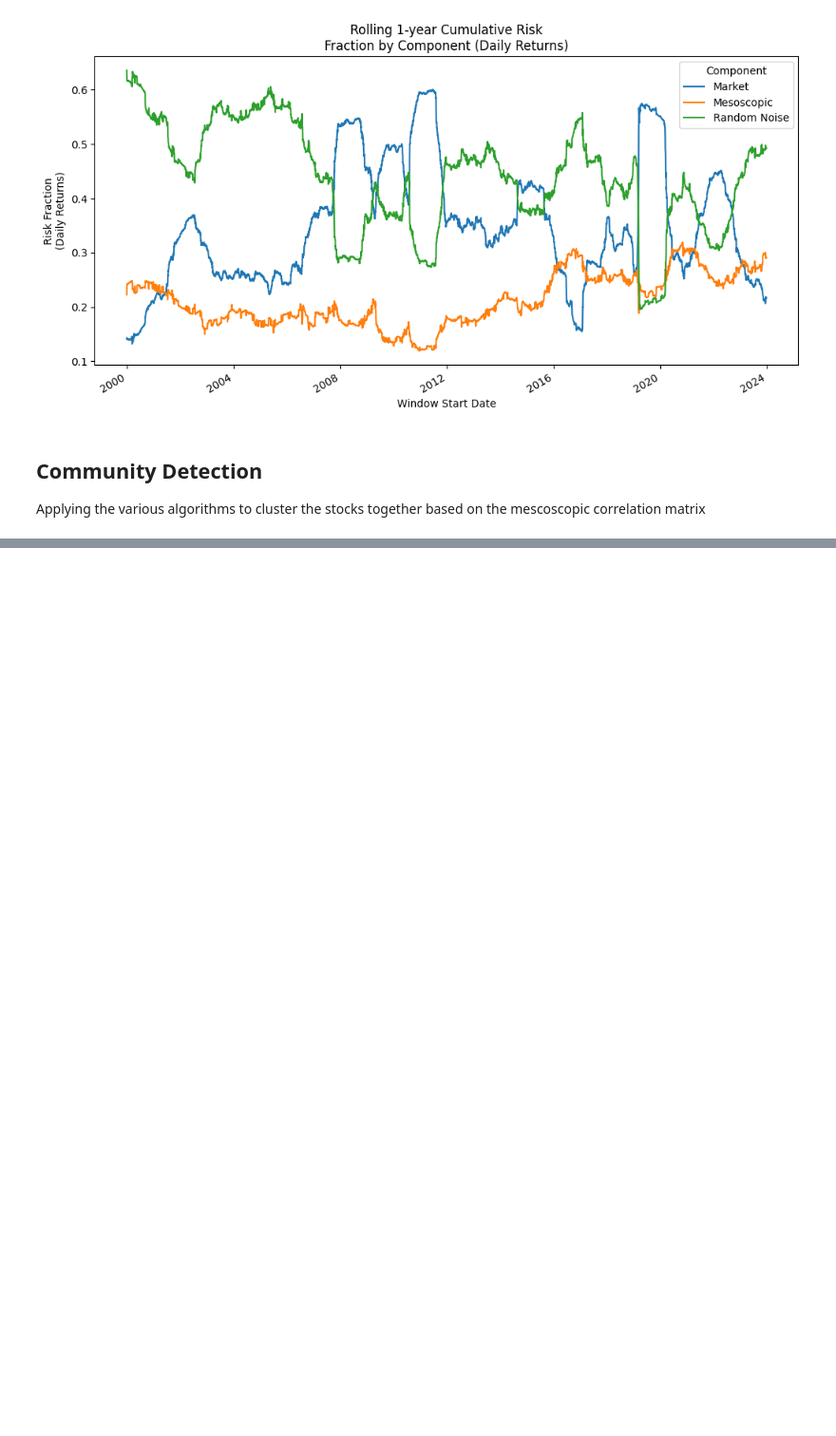
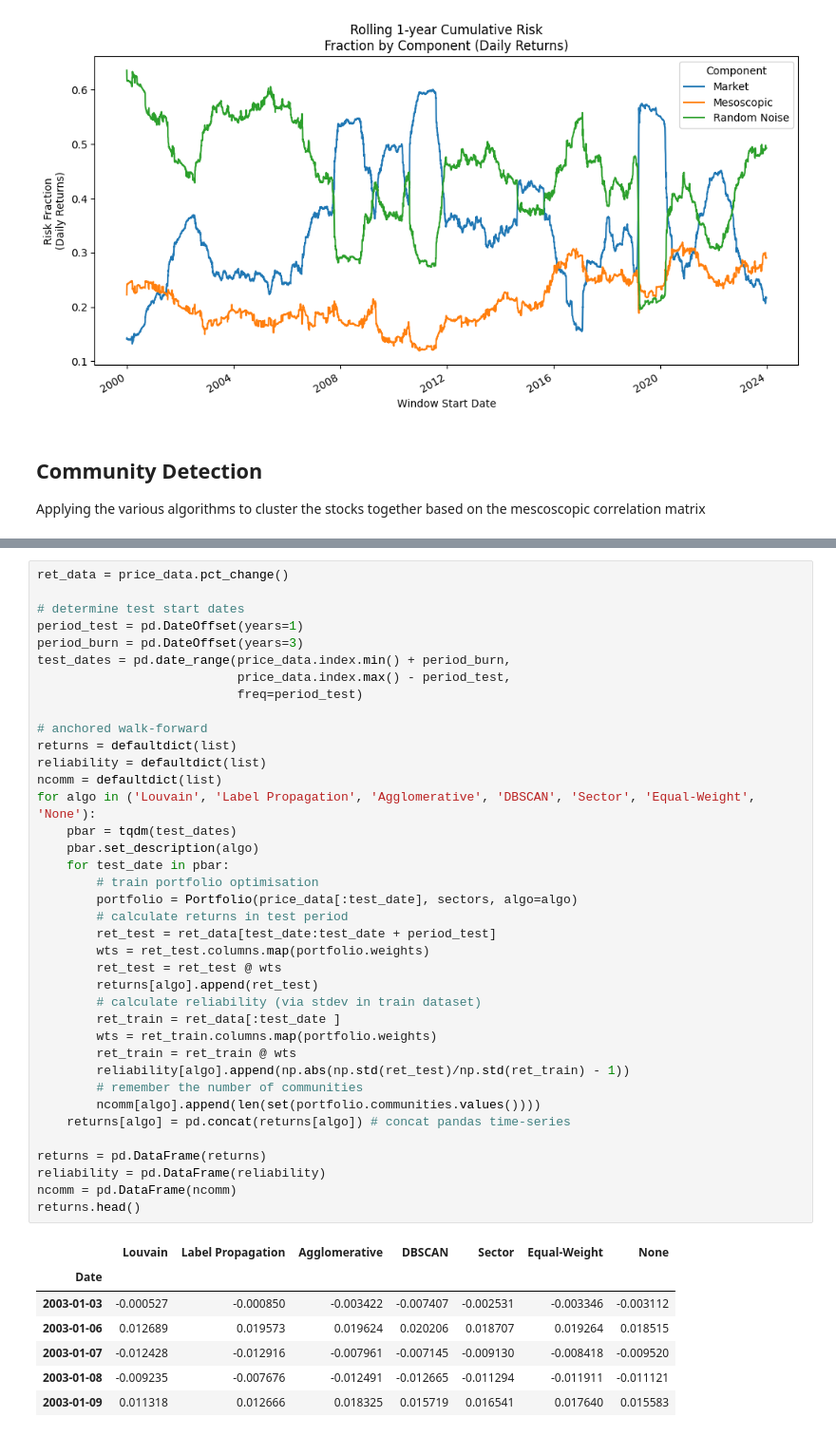
Before and after one commit to BillyLjm/Mesoscopic-Community-Portfolio-Optimisation, a Jupyter notebook: mesoscopic_community_portfolio.ipynb, the cells around one changed output, grey strips where cells are left out. Shown at 95% size. Cells and saved outputs as stored; diff of their text form; blank space fills up the shorter version.

```diff
--- a/mesoscopic_community_portfolio.ipynb
+++ b/mesoscopic_community_portfolio.ipynb
@@ -214,3 +168,49 @@ returns.head()
+# %%
+ret_data = price_data.pct_change()
+
+# determine test start dates
+period_test = pd.DateOffset(years=1)
+period_burn = pd.DateOffset(years=3)
+test_dates = pd.date_range(price_data.index.min() + period_burn,
+                           price_data.index.max() - period_test,
+                           freq=period_test)
+
+# anchored walk-forward
+returns = defaultdict(list)
+reliability = defaultdict(list)
+ncomm = defaultdict(list)
+for algo in ('Louvain', 'Label Propagation', 'Agglomerative', 'DBSCAN', 'Sector', 'Equal-Weight', 'None'):
+    pbar = tqdm(test_dates)
+    pbar.set_description(algo)
+    for test_date in pbar:
+        # train portfolio optimisation
+        portfolio = Portfolio(price_data[:test_date], sectors, algo=algo)
+        # calculate returns in test period
+        ret_test = ret_data[test_date:test_date + period_test]
+        wts = ret_test.columns.map(portfolio.weights)
+        ret_test = ret_test @ wts
+        returns[algo].append(ret_test)
+        # calculate reliability (via stdev in train dataset)
+        ret_train = ret_data[:test_date ]
+        wts = ret_train.columns.map(portfolio.weights)
+        ret_train = ret_train @ wts
+        reliability[algo].append(np.abs(np.std(ret_test)/np.std(ret_train) - 1))
+        # remember the number of communities
+        ncomm[algo].append(len(set(portfolio.communities.values())))
+    returns[algo] = pd.concat(returns[algo]) # concat pandas time-series
+
+returns = pd.DataFrame(returns)
+reliability = pd.DataFrame(reliability)
+ncomm = pd.DataFrame(ncomm)
+returns.head()
+# %% [output]
+|  | Louvain | Label Propagation | Agglomerative | DBSCAN | Sector | Equal-Weight | None |
+| Date |  |  |  |  |  |  |  |
+| 2003-01-03 | -0.000527 | -0.000850 | -0.003422 | -0.007407 | -0.002531 | -0.003346 | -0.003112 |
+| 2003-01-06 | 0.012689 | 0.019573 | 0.019624 | 0.020206 | 0.018707 | 0.019264 | 0.018515 |
+| 2003-01-07 | -0.012428 | -0.012916 | -0.007961 | -0.007145 | -0.009130 | -0.008418 | -0.009520 |
+| 2003-01-08 | -0.009235 | -0.007676 | -0.012491 | -0.012665 | -0.011294 | -0.011911 | -0.011121 |
+| 2003-01-09 | 0.011318 | 0.012666 | 0.018325 | 0.015719 | 0.016541 | 0.017640 | 0.015583 |
 # %%
 # calculate aggregate metrics
 summary = {}
```
Also changed, not shown: parts of 8 cells of this notebook, 6 other files.
